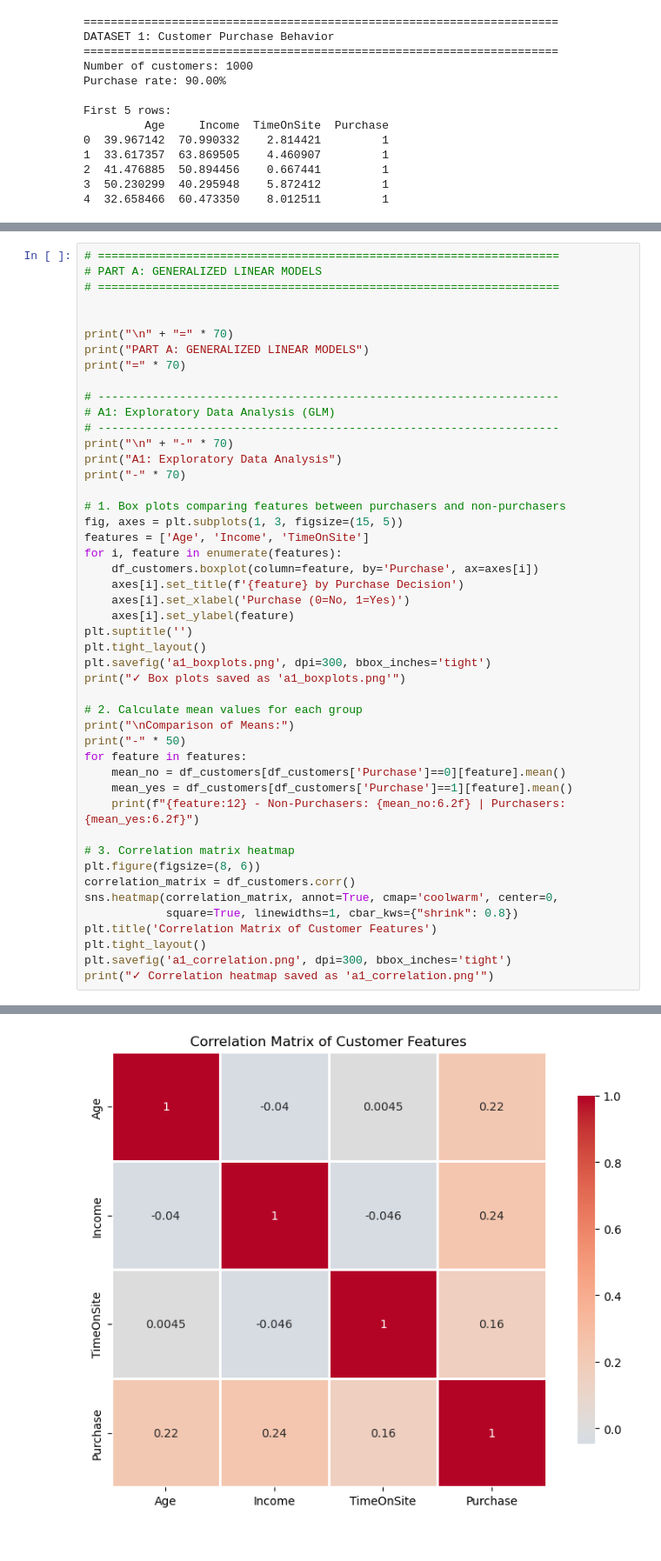
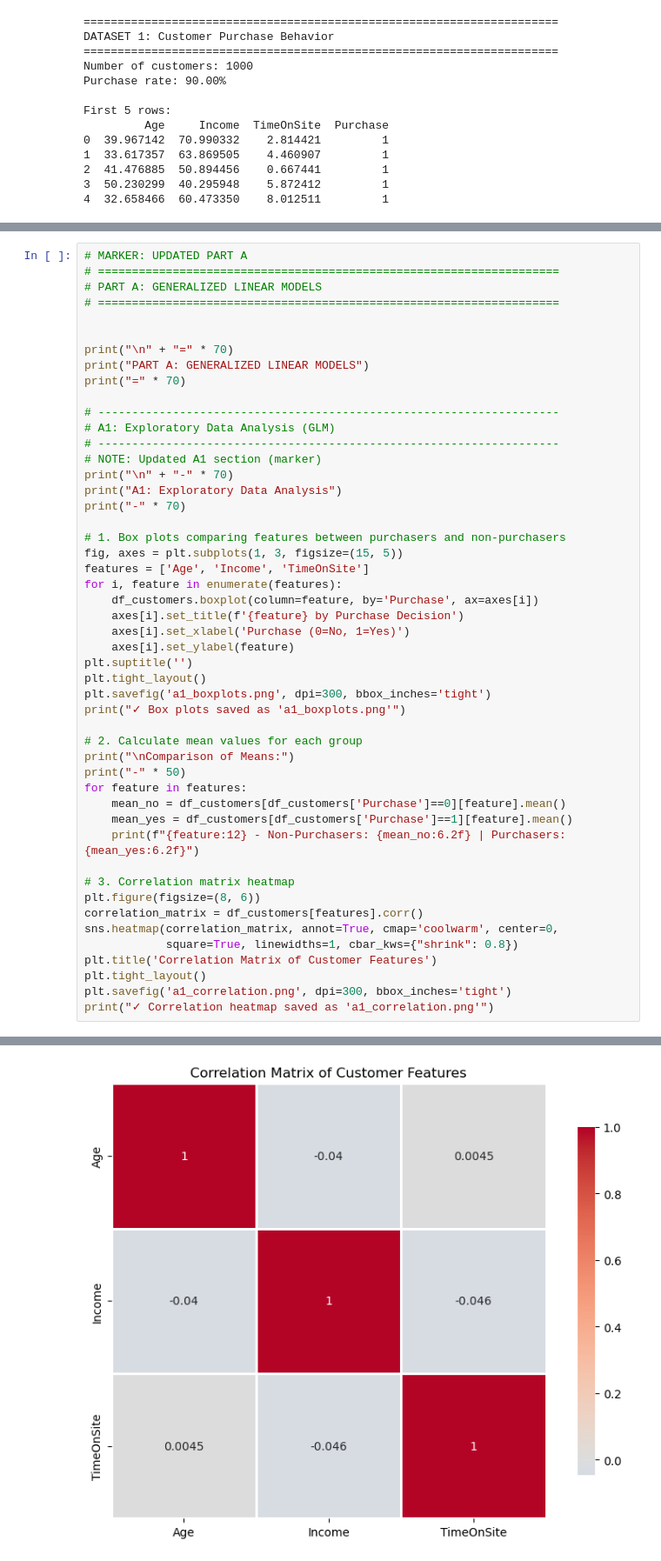
Before and after one commit to David-abu/ECONS_5140, a Jupyter notebook: HomeWorkOne.ipynb, the cells around one changed output, grey strips where cells are left out. Shown at 87% size. Drawn from its saved outputs; the diff is of its cells as text.

```diff
--- a/HomeWorkOne.ipynb
+++ b/HomeWorkOne.ipynb
@@ -130,5 +130,6 @@ max      8308.867019
 Name: Sales, dtype: float64
 # %%
+# MARKER: UPDATED PART A
 # ====================================================================
 # PART A: GENERALIZED LINEAR MODELS
 # ====================================================================
@@ -141,6 +142,7 @@ print("=" * 70)
 # --------------------------------------------------------------------
 # A1: Exploratory Data Analysis (GLM)
 # --------------------------------------------------------------------
+# NOTE: Updated A1 section (marker)
 print("\n" + "-" * 70)
 print("A1: Exploratory Data Analysis")
 print("-" * 70)
@@ -164,35 +166,35 @@ print("-" * 50)
 for feature in features:
     mean_no = df_customers[df_customers['Purchase']==0][feature].mean()
     mean_yes = df_customers[df_customers['Purchase']==1][feature].mean()
     print(f"{feature:12} - Non-Purchasers: {mean_no:6.2f} | Purchasers: {mean_yes:6.2f}")
 
 # 3. Correlation matrix heatmap
 plt.figure(figsize=(8, 6))
-correlation_matrix = df_customers.corr()
+correlation_matrix = df_customers[features].corr()
 sns.heatmap(correlation_matrix, annot=True, cmap='coolwarm', center=0,
             square=True, linewidths=1, cbar_kws={"shrink": 0.8})
 plt.title('Correlation Matrix of Customer Features')
 plt.tight_layout()
 plt.savefig('a1_correlation.png', dpi=300, bbox_inches='tight')
 print("✓ Correlation heatmap saved as 'a1_correlation.png'")
 # %% [output]
 ======================================================================
 PART A: GENERALIZED LINEAR MODELS
 ======================================================================
 
 ----------------------------------------------------------------------
 A1: Exploratory Data Analysis
 ----------------------------------------------------------------------
 ✓ Box plots saved as 'a1_boxplots.png'
 
 Comparison of Means:
 --------------------------------------------------
 Age          - Non-Purchasers:  28.67 | Purchasers:  35.92
 Income       - Non-Purchasers:  40.15 | Purchasers:  52.27
 TimeOnSite   - Non-Purchasers:   3.93 | Purchasers:   6.34
 ✓ Correlation heatmap saved as 'a1_correlation.png'
 [figure]
-[figure, old version]
+[figure, new version]
 # %%
 # --------------------------------------------------------------------
 # A2: Linear Probability Model (LPM)
```
Also changed, not shown: parts of 6 cells of this notebook, 10 other files.
